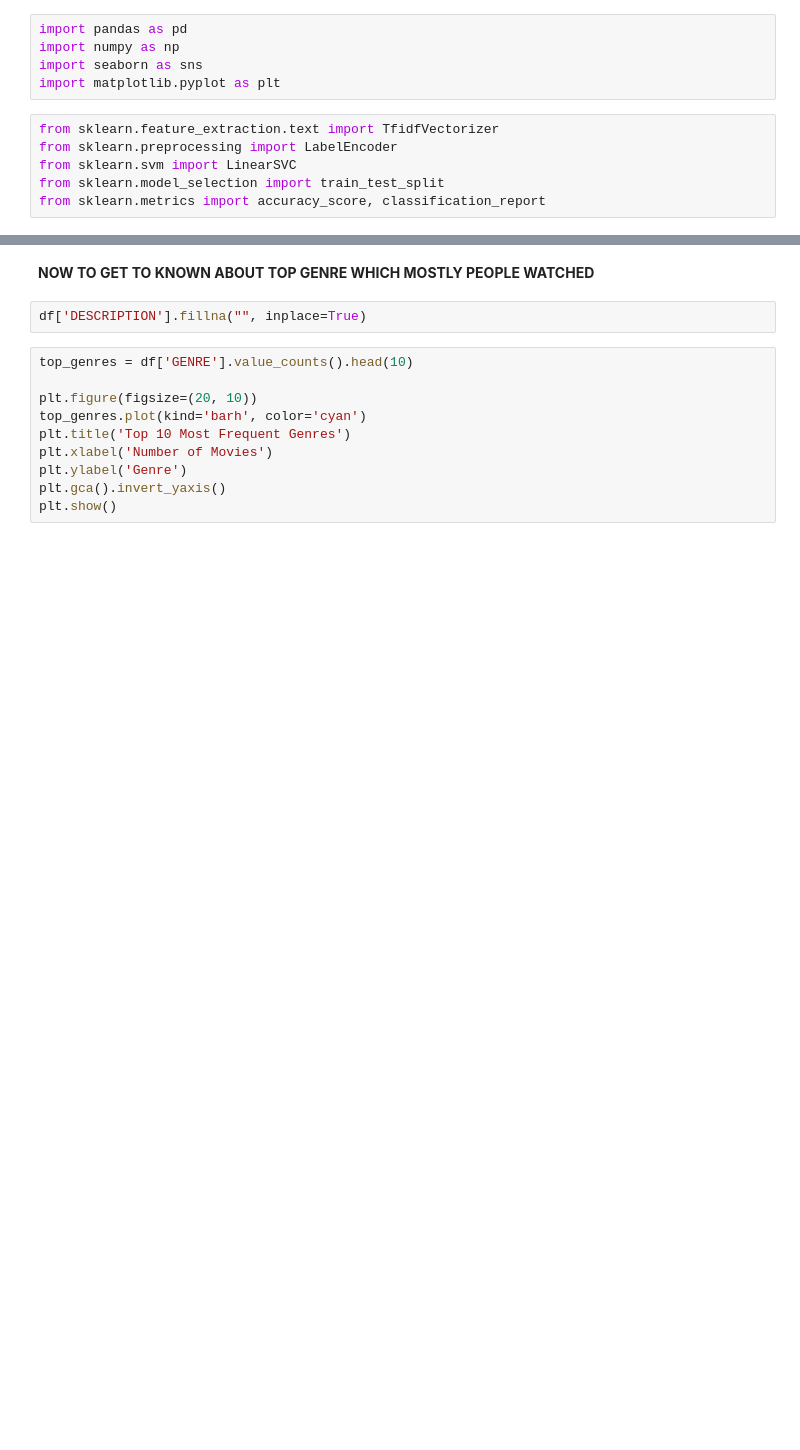
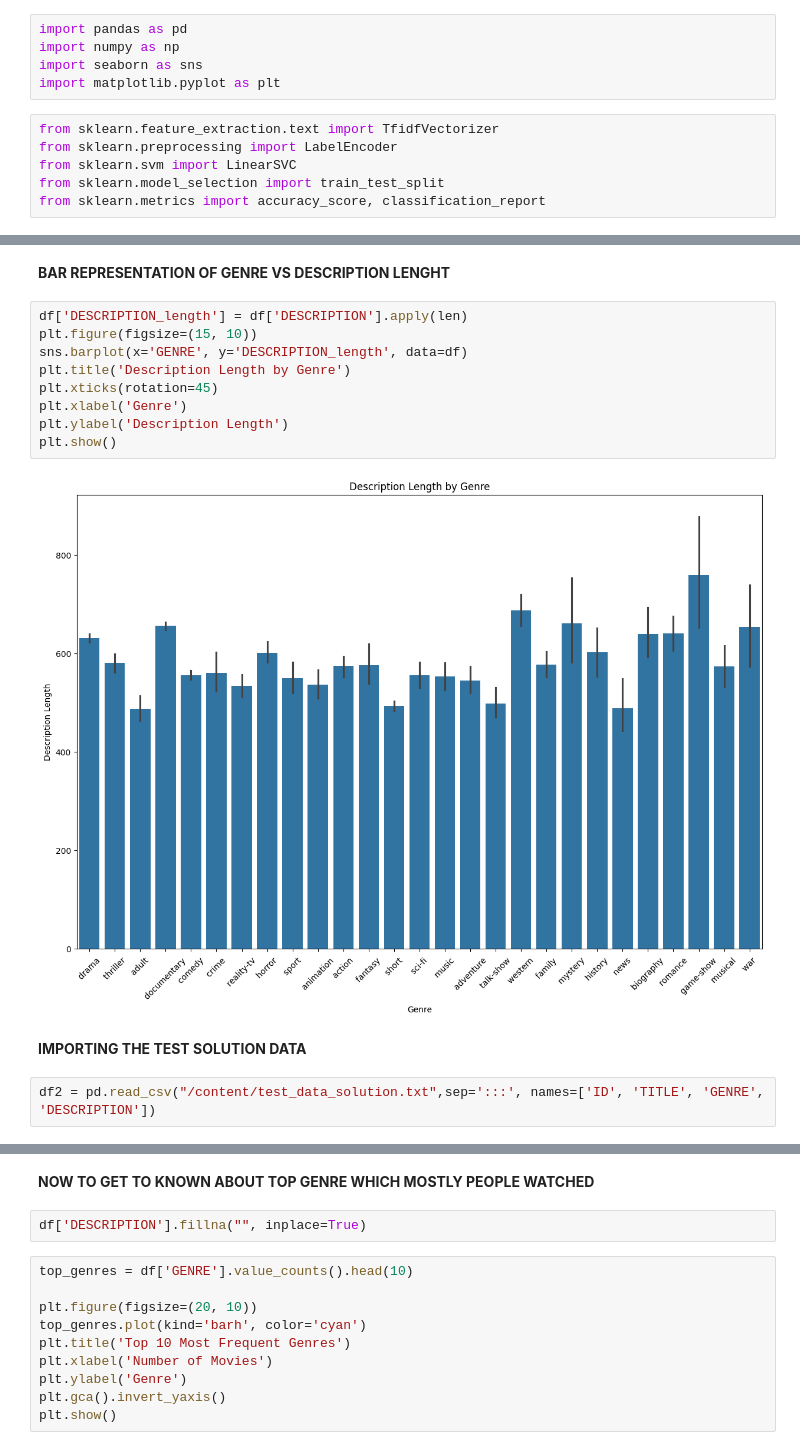
Before and after one commit to rishabhnam002/CodSoft, a Jupyter notebook: Task1_MOVIE_GENRE_CLASSIFICATION.ipynb, the cells around one changed output, grey strips where cells are left out. Drawn from its saved outputs; the diff is of its cells as text; blank space fills up the shorter version.

```diff
--- a/Task1_MOVIE_GENRE_CLASSIFICATION.ipynb
+++ b/Task1_MOVIE_GENRE_CLASSIFICATION.ipynb
@@ -55,0 +88,17 @@ plt.show()
+# %% [markdown]
+**BAR REPRESENTATION OF GENRE VS DESCRIPTION LENGHT**
+# %%
+df['DESCRIPTION_length'] = df['DESCRIPTION'].apply(len)
+plt.figure(figsize=(15, 10))
+sns.barplot(x='GENRE', y='DESCRIPTION_length', data=df)
+plt.title('Description Length by Genre')
+plt.xticks(rotation=45)
+plt.xlabel('Genre')
+plt.ylabel('Description Length')
+plt.show()
+# %% [output]
+[figure, added]
+# %% [markdown]
+**IMPORTING THE TEST SOLUTION DATA**
+# %%
+df2 = pd.read_csv("/content/test_data_solution.txt",sep=':::', names=['ID', 'TITLE', 'GENRE', 'DESCRIPTION'])
```
Also changed, not shown: parts of 22 cells of this notebook.
